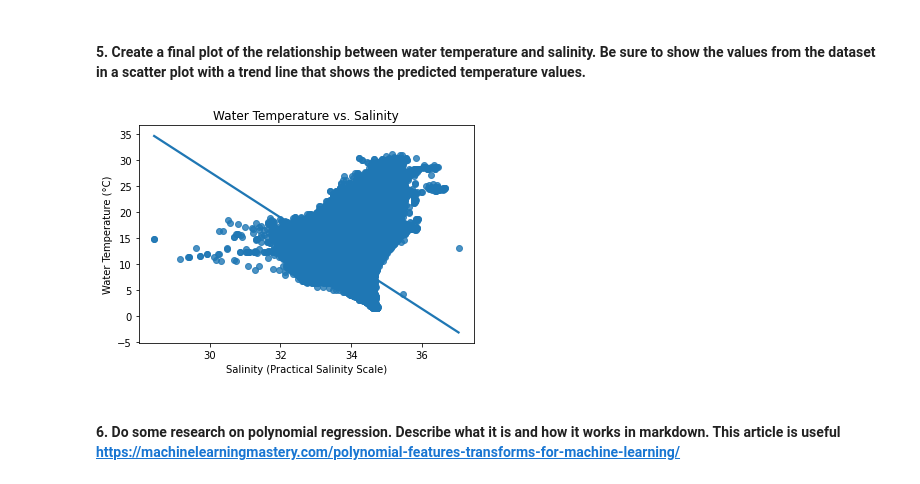
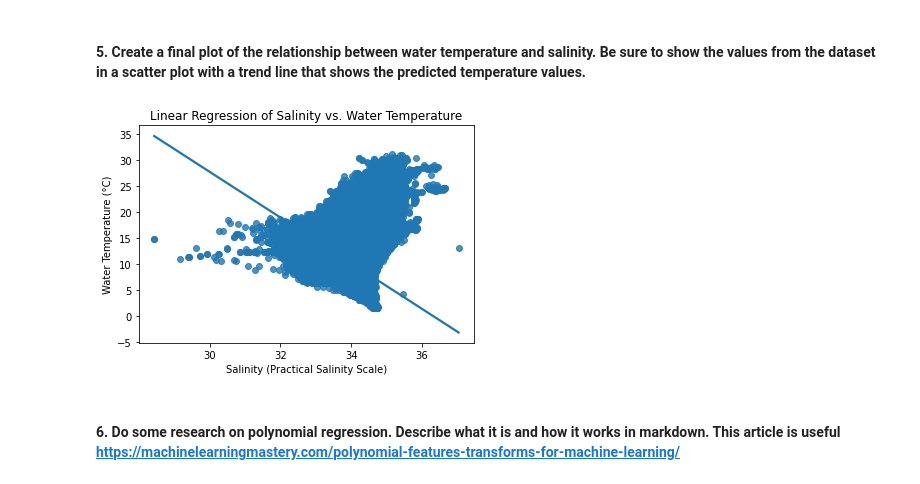
Before and after one commit to existentialplantperson/Week_13, a Jupyter notebook: WK13_Homework.ipynb, the cells around one changed output. Drawn from its saved outputs; the diff is of its cells as text; code cells hidden in the pictures.

```diff
--- a/WK13_Homework.ipynb
+++ b/WK13_Homework.ipynb
@@ -395,12 +395,12 @@ MSE = 13.935584162214264
 # %%
 plt.figure()
 sp = sns.regplot(data=bottle_df, x='salinity', y='temp')
-sp.set_title("Water Temperature vs. Salinity")
+sp.set_title("Linear Regression of Salinity vs. Water Temperature")
 sp.set(xlabel='Salinity (Practical Salinity Scale)',
        ylabel='Water Temperature (°C)')
 plt.show()
 # %% [output]
-[figure, old version]
+[figure, new version]
 # %% [markdown]
 #### 6.	Do some research on polynomial regression. Describe what it is and how it works in markdown. This article is useful https://machinelearningmastery.com/polynomial-features-transforms-for-machine-learning/
 # %% [markdown]
```
Also changed, not shown: parts of 6 cells of this notebook, 1 other file.
